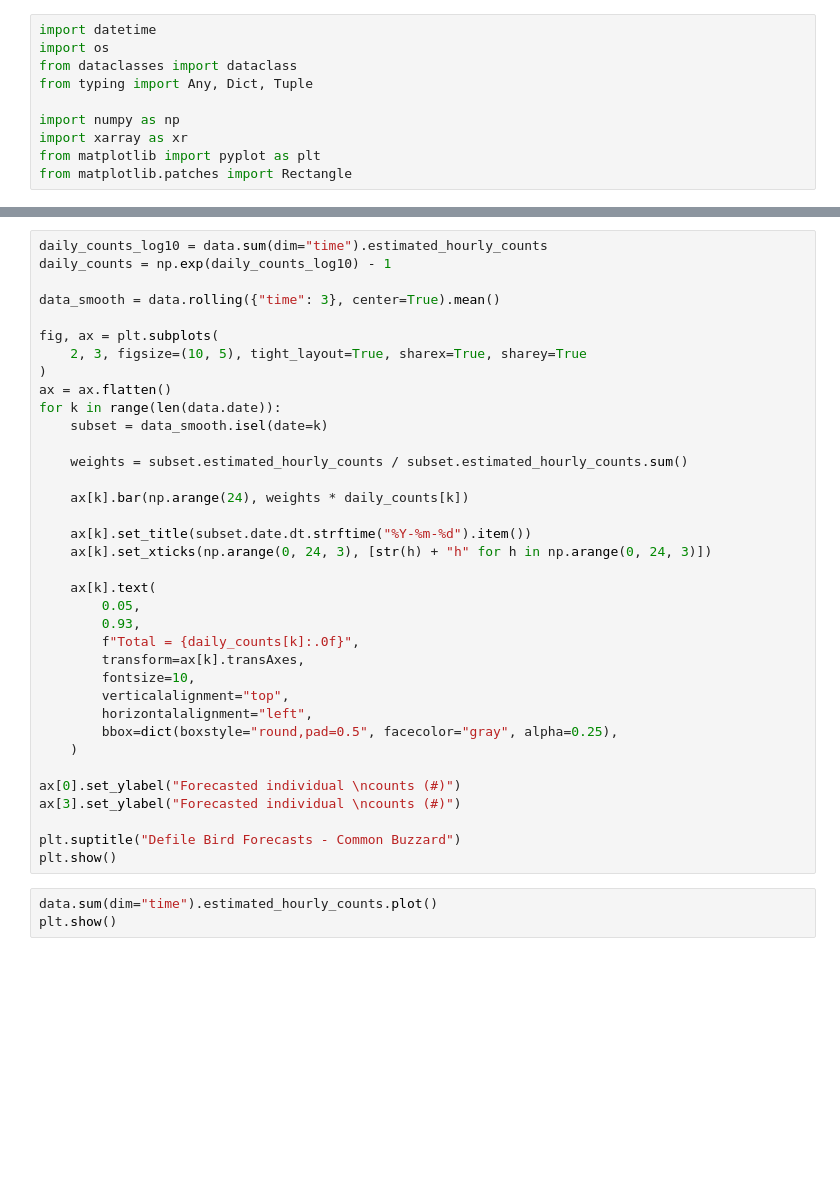
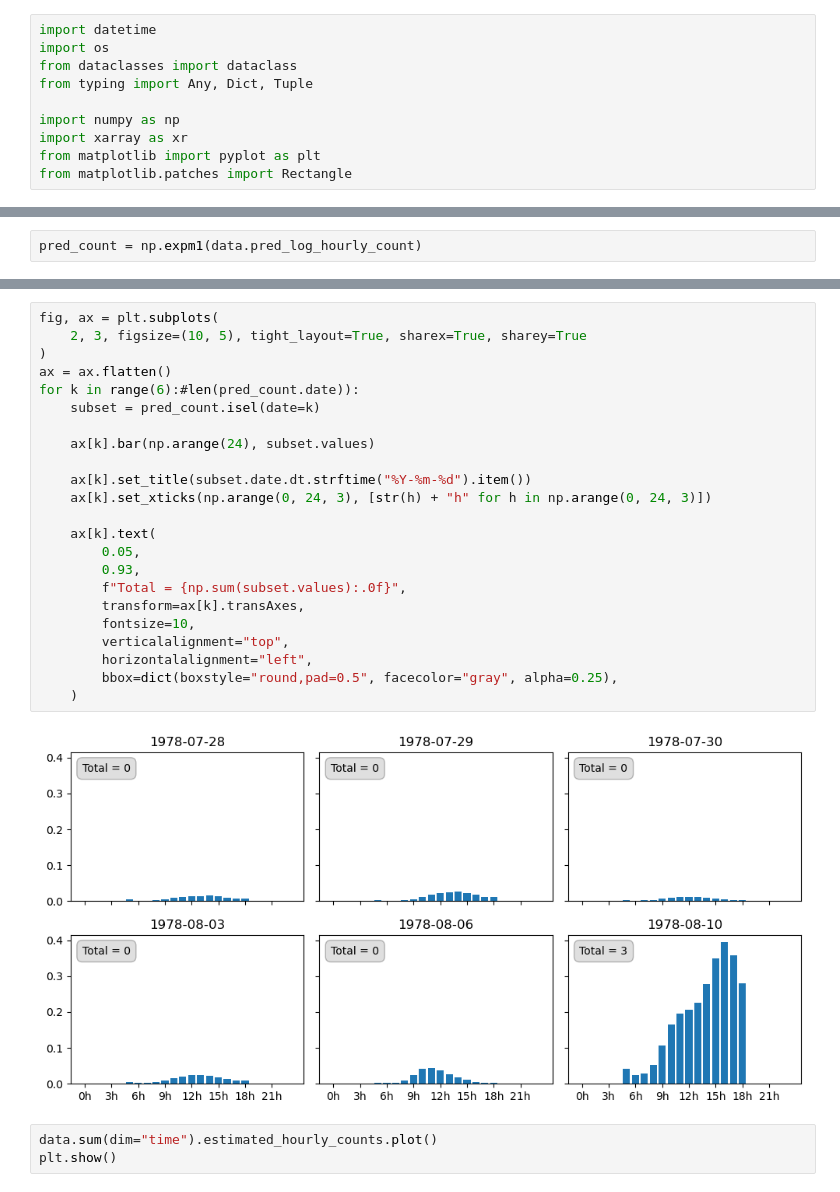
Before and after one commit to AmedeeRoy/defile-migration-forecast, a Jupyter notebook: notebooks/plot_export.ipynb, the cells around one changed output, grey strips where cells are left out. Cells and saved outputs as stored; diff of their text form; blank space fills up the shorter version.

```diff
--- a/notebooks/plot_export.ipynb
+++ b/notebooks/plot_export.ipynb
@@ -39,0 +115,2 @@ plt_timeseries
+# %%
+pred_count = np.expm1(data.pred_log_hourly_count)
@@ -40,39 +125,28 @@ plt_timeseries
 # %%
-daily_counts_log10 = data.sum(dim="time").estimated_hourly_counts
-daily_counts = np.exp(daily_counts_log10) - 1
-
-data_smooth = data.rolling({"time": 3}, center=True).mean()
-
 fig, ax = plt.subplots(
     2, 3, figsize=(10, 5), tight_layout=True, sharex=True, sharey=True
 )
 ax = ax.flatten()
-for k in range(len(data.date)):
-    subset = data_smooth.isel(date=k)
+for k in range(6):#len(pred_count.date)):
+    subset = pred_count.isel(date=k)
 
-    weights = subset.estimated_hourly_counts / subset.estimated_hourly_counts.sum()
-
-    ax[k].bar(np.arange(24), weights * daily_counts[k])
+    ax[k].bar(np.arange(24), subset.values)
 
     ax[k].set_title(subset.date.dt.strftime("%Y-%m-%d").item())
     ax[k].set_xticks(np.arange(0, 24, 3), [str(h) + "h" for h in np.arange(0, 24, 3)])
 
     ax[k].text(
         0.05,
         0.93,
-        f"Total = {daily_counts[k]:.0f}",
+        f"Total = {np.sum(subset.values):.0f}",
         transform=ax[k].transAxes,
         fontsize=10,
         verticalalignment="top",
         horizontalalignment="left",
         bbox=dict(boxstyle="round,pad=0.5", facecolor="gray", alpha=0.25),
     )
-
-ax[0].set_ylabel("Forecasted individual \ncounts (#)")
-ax[3].set_ylabel("Forecasted individual \ncounts (#)")
-
-plt.suptitle("Defile Bird Forecasts - Common Buzzard")
-plt.show()
+# %% [output]
+[figure, added]
 # %%
 data.sum(dim="time").estimated_hourly_counts.plot()
 plt.show()
```
Also changed, not shown: parts of 7 cells of this notebook, 2 other files.
